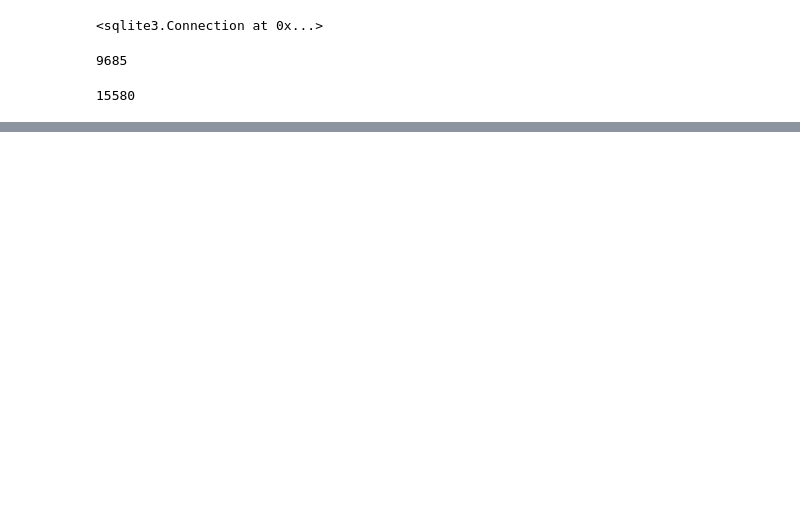
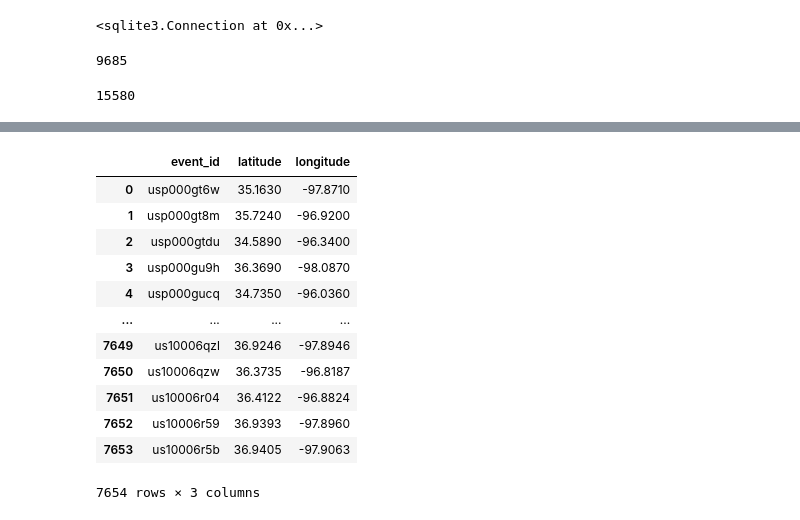
Before and after one commit to JulieGambill/Wastewater_And_Seismic_Activity, a Jupyter notebook: notebooks/database.ipynb, the cells around one changed output, grey strips where cells are left out. Cells and saved outputs as stored; diff of their text form; code cells hidden in the pictures; blank space fills up the shorter version.

```diff
--- a/notebooks/database.ipynb
+++ b/notebooks/database.ipynb
@@ -53,0 +61,26 @@ pd.read_sql("SELECT name FROM sqlite_master WHERE type= 'table';", conn)
+# %%
+# Oklahoma earthquake locations
+query1 = """SELECT
+    el.event_id, el.latitude, el.longitude
+FROM event_locations el
+JOIN events e ON e.event_id = el.event_id
+WHERE e.year BETWEEN 2009 and 2017
+AND state = 'Oklahoma'
+"""
+
+result1 = pd.read_sql(query1, conn)
+result1
+# %% [output]
+|  | event_id | latitude | longitude |
+| 0 | usp000gt6w | 35.1630 | -97.8710 |
+| 1 | usp000gt8m | 35.7240 | -96.9200 |
+| 2 | usp000gtdu | 34.5890 | -96.3400 |
+| 3 | usp000gu9h | 36.3690 | -98.0870 |
+| 4 | usp000gucq | 34.7350 | -96.0360 |
+| ... | ... | ... | ... |
+| 7649 | us10006qzl | 36.9246 | -97.8946 |
+| 7650 | us10006qzw | 36.3735 | -96.8187 |
+| 7651 | us10006r04 | 36.4122 | -96.8824 |
+| 7652 | us10006r59 | 36.9393 | -97.8960 |
+| 7653 | us10006r5b | 36.9405 | -97.9063 |
+7654 rows × 3 columns
```
Also changed, not shown: parts of 7 cells of this notebook, 20 other files.
